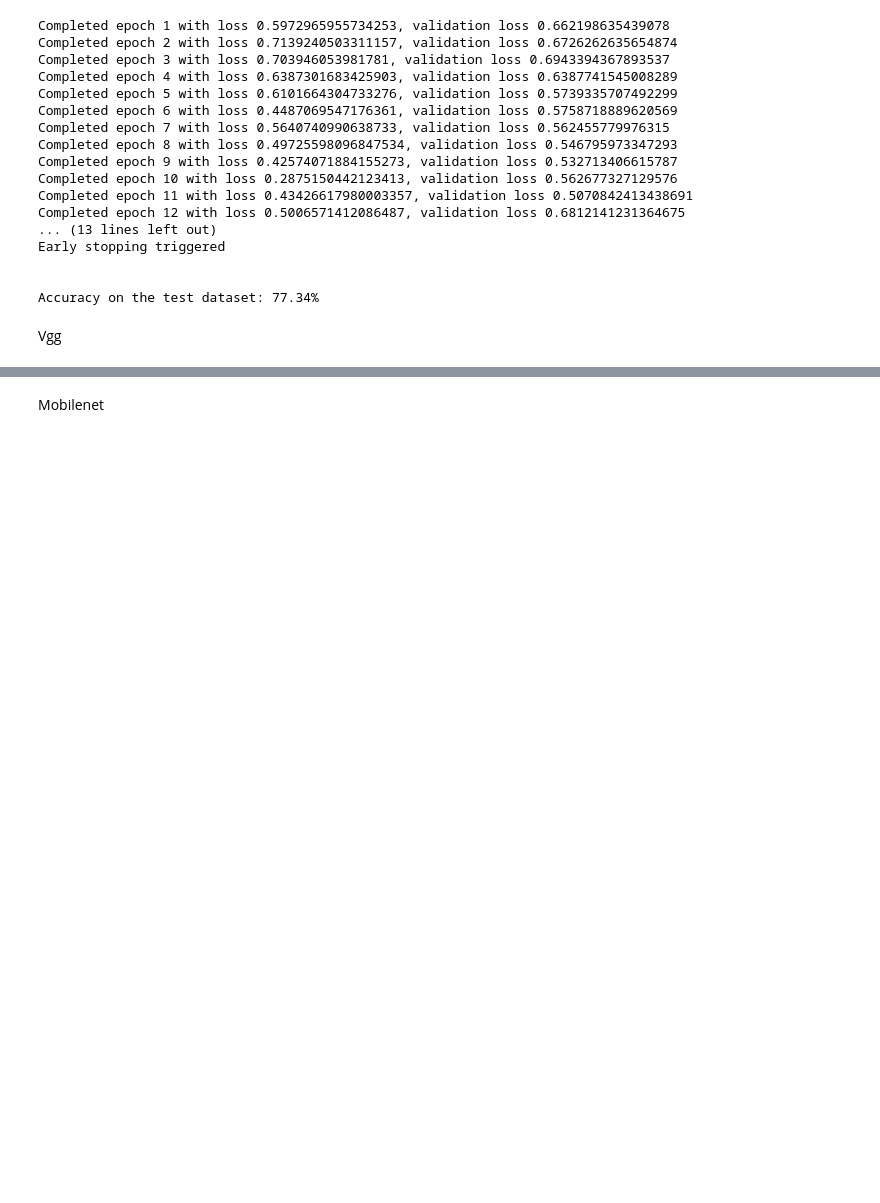
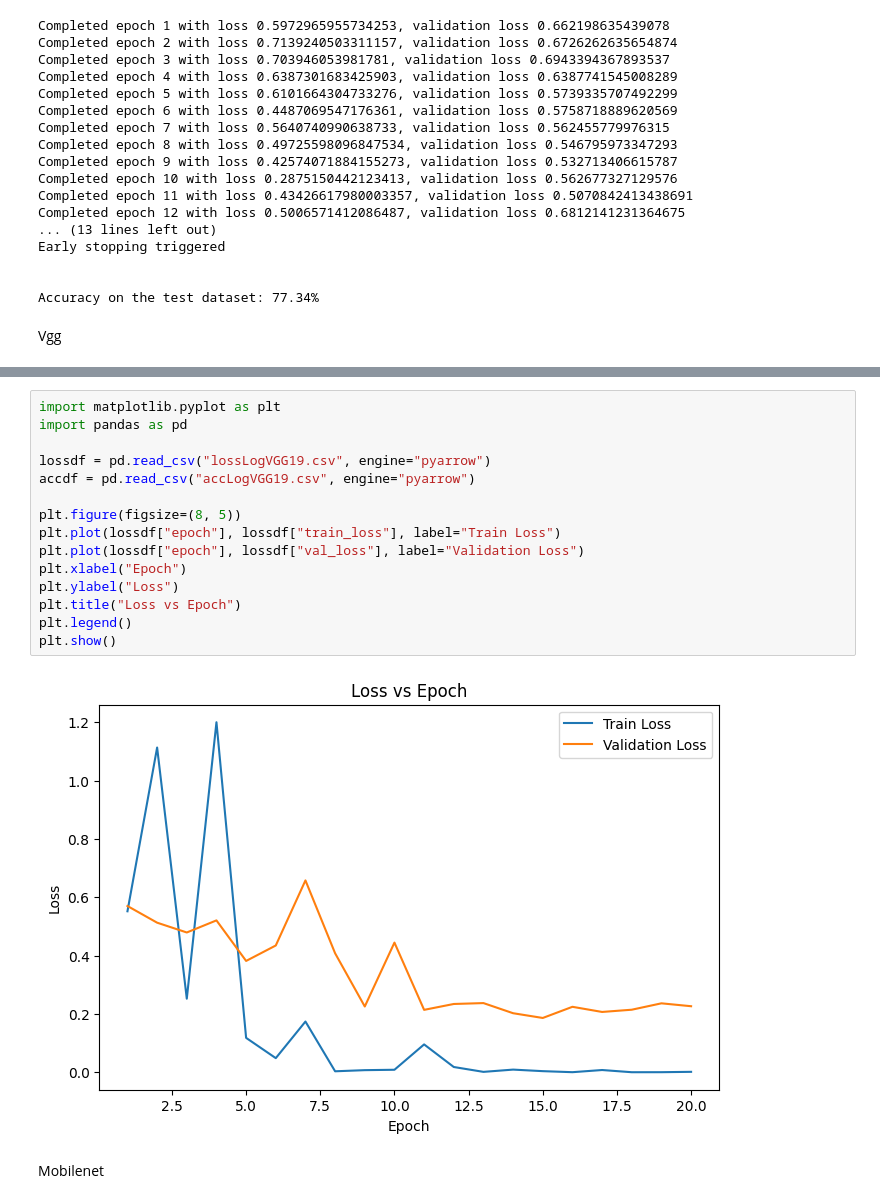
Before and after one commit to AdityaHegde712/Dementia-Detection-And-Classification, a Jupyter notebook: Image Processing v1/model_exploration.ipynb, the cells around one changed output, grey strips where cells are left out. Cells and saved outputs as stored; diff of their text form; blank space fills up the shorter version.

```diff
--- a/Image Processing v1/model_exploration.ipynb
+++ b/Image Processing v1/model_exploration.ipynb
@@ -318,3 +349,20 @@ Accuracy on the test dataset: 93.25%
+# %%
+import matplotlib.pyplot as plt
+import pandas as pd
+
+lossdf = pd.read_csv("lossLogVGG19.csv", engine="pyarrow")
+accdf = pd.read_csv("accLogVGG19.csv", engine="pyarrow")
+
+plt.figure(figsize=(8, 5))
+plt.plot(lossdf["epoch"], lossdf["train_loss"], label="Train Loss")
+plt.plot(lossdf["epoch"], lossdf["val_loss"], label="Validation Loss")
+plt.xlabel("Epoch")
+plt.ylabel("Loss")
+plt.title("Loss vs Epoch")
+plt.legend()
+plt.show()
+# %% [output]
+[figure, added]
 # %% [markdown]
 Mobilenet
 # %%
```
Also changed, not shown: parts of 4 cells of this notebook, 5 other files.
